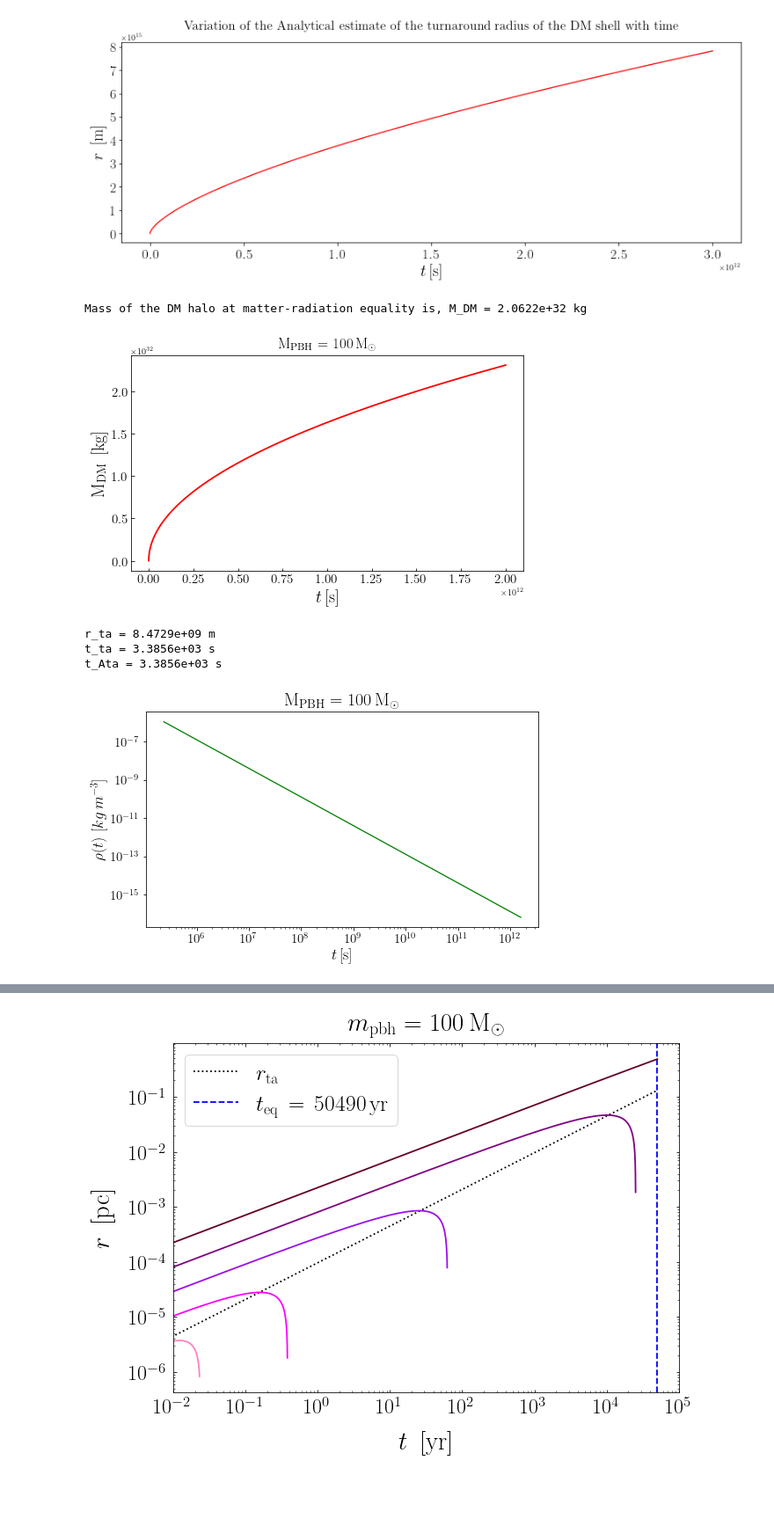
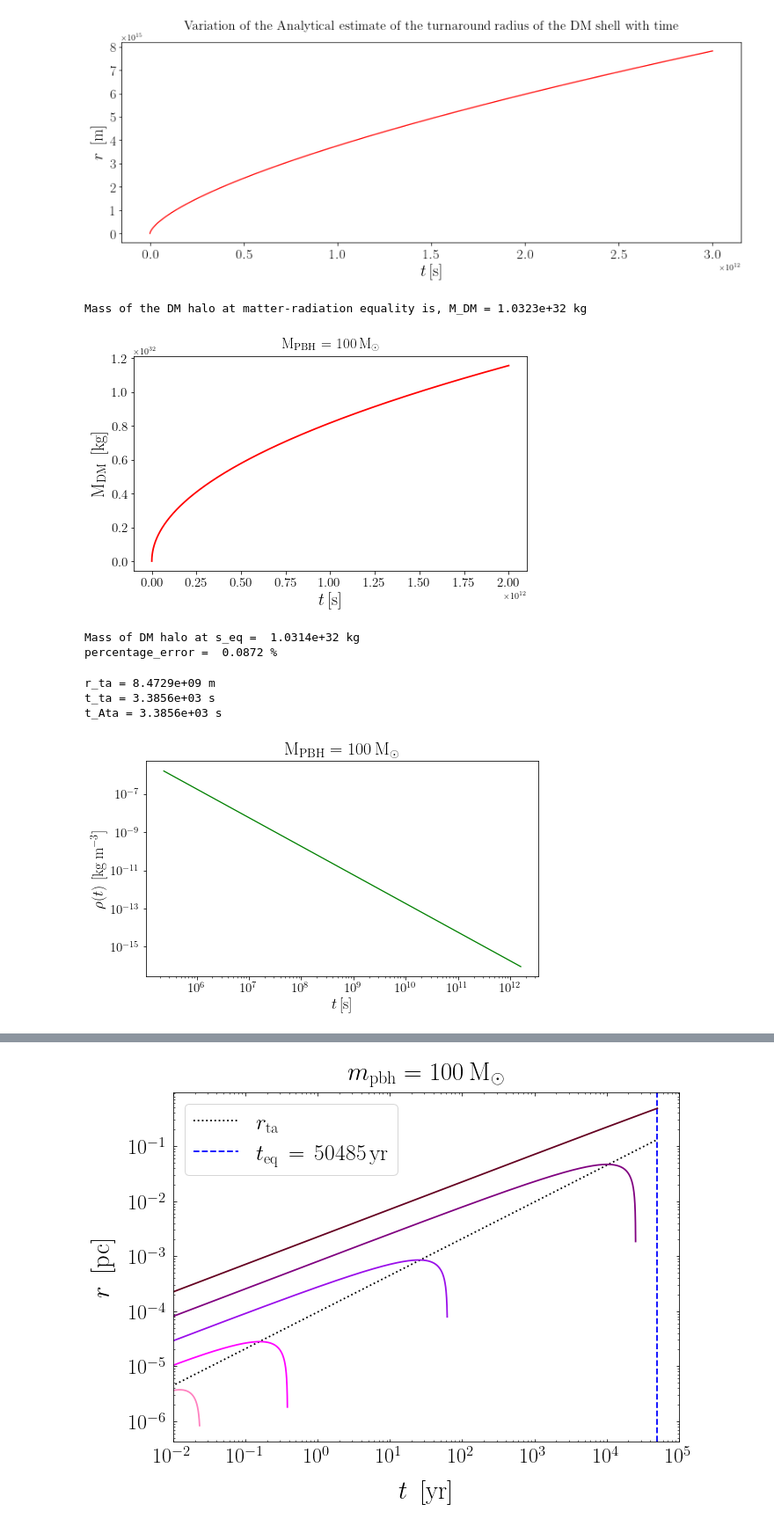
Before and after one commit to pratibhajangra591/Ifca-github, a Jupyter notebook: DM shells around PBHs.ipynb, the cells around one changed output, grey strips where cells are left out. Shown at 88% size. Saved outputs shown, nothing was run; the diff lists cells and outputs as text; code cells hidden in the pictures; blank space fills up the shorter version.

```diff
--- a/DM shells around PBHs.ipynb
+++ b/DM shells around PBHs.ipynb
@@ -22,14 +22,14 @@ plt.rcParams.update({
 Ω_cdm = 0.85
 G = 6.67e-11                # in units of m^3⋅kg^−1⋅s^−2
 t_i = 2.358e5                # in units of seconds
-t_eq = 1.59246e12            # in units of seconds
-ρ_eq = 2.15368e-16          # in units of kg m^-3
-pc = 3.0857e16            # in meters
-yr = 3.154e7              # in units of seconds
-t_eq = 1.59246e12         # in units of seconds
+t_eq = 1.5923e12            # in units of seconds
+ρ_eq = 2.1548e-16          # in units of kg m^-3
 M_solar = 1.989e30        # in units of kg
 
-
+A = 1.495e11                 # Astronomical unit
+pc = 3.085e16               # in unist of meter.
+yr = 3.154e7              # in units of seconds
+a_eq = 2.9374e-4
 
 
 def j(n,p):
@@ -405,35 +405,45 @@ plt.show()
 
 M_PBH = 100 * M_solar
 
 
 def M_halo(M_PBH, t):
     def r_ta(t):   # Numerical estimate of the turnaround radius of the DM shells
         return ((2*G*M_PBH*(t**(2)))**(1/3))
 
     def ρ_bar(M_PBH):
-        return (ρ_eq * Ω_cdm) * (t_eq**(3/2)) * ((2*G*M_PBH)**(3/4))
+        return (1/2) * (ρ_eq * Ω_cdm) * (t_eq**(3/2)) * ((2*G*M_PBH)**(3/4))
 
     return ((16*π)/3)* ρ_bar(M_PBH) * (r_ta(t)**(3/4))
 
 
 
-print("Mass of the DM halo at matter-radiation equality is, M_DM = " '%.4e'% M_halo(M_PBH,1.59e12),"kg")
+print("Mass of the DM halo at matter-radiation equality is, M_DM = " '%.4e'% M_halo(M_PBH, 1.5923e12),"kg")
 
 
 
 t= np.linspace(2.358e5, 2e12, 200000)
 
 plt.figure(figsize = (8, 4.5))
 plt.rc('lines', linewidth = 1.8)
 plt.xticks(fontsize = 15)
 plt.yticks(fontsize = 15)
 
 plt.plot(t, M_halo(M_PBH, t),'r')
 plt.xlabel('$t \, $[s]',fontsize = 19.5)
 plt.ylabel('$\mathrm{M_{DM}} \,$ [kg]',fontsize = 19.5)
 plt.title('$\mathrm{M_\mathrm{PBH}} = 100\, \mathrm{M_{\odot}} $', fontsize = 17, pad = 9 )
 plt.show()
+
+
+def M_DM(s):
+    return  4 * Ω_cdm * M_PBH *  ((((2/3)*(s-2)*math.sqrt(s+1))+(4/3))**2)
+
+print('Mass of DM halo at s_eq = ',  '%0.4e'%M_DM(1), "kg")
+
+print("percentage_error = ", '%0.4f'%(((1.0323e+32 - 1.0314e+32)/1.0323e+32)* 100), "%" )
 # %% [output]
-Mass of the DM halo at matter-radiation equality is, M_DM = 2.0622e+32 kg
+Mass of the DM halo at matter-radiation equality is, M_DM = 1.0323e+32 kg
-[figure, old version]
+[figure, new version]
+Mass of DM halo at s_eq =  1.0314e+32 kg
+percentage_error =  0.0872 %
 # %%
@@ -456,12 +467,15 @@ r_ta = 8.4729e+09 m
 t_ta = 3.3856e+03 s
 t_Ata = 3.3856e+03 s
 # %%
-def r(t):
-    return ((4*G*M_PBH*(t**2))**(1/3))
-def rho(t):
-    return ((ρ_eq*((2*G*M_PBH*(t_eq**(2)))**(3/4))*(r(t)**(-9/4)))/2)
+M_PBH = 100 * M_solar
 
-t=np.linspace(t_i,t_eq,50)
+def r(t):  # Numerical estimate of the turnaround radius of DM shells.
+    return ((2*G*M_PBH*(t**2))**(1/3))
+
+def ρ_bar(t):  # Density of DM spikes around the PBH.
+        return (1/2) * (ρ_eq * Ω_cdm) * (t_eq**(3/2)) * ((2*G*M_PBH)**(3/4)) * ((r(t))**(-9/4))
+
+t = np.linspace(t_i, t_eq, 50)
 
 
 plt.figure(figsize=(8, 4.5))
@@ -469,13 +483,13 @@ plt.rc('lines', linewidth = 1.3)
 plt.xticks(fontsize = 15)
 plt.yticks(fontsize = 15)
 
-plt.loglog(t,rho(t),'g')
+plt.loglog(t, ρ_bar(t),'g')
 plt.xlabel('$t \, $[s]',fontsize = 17.5)
-plt.ylabel(r'$\rho(t) \,\, [kg\,m^{-3}]$ ',fontsize = 17.5)
+plt.ylabel(r'$\rho(t) \,\, \mathrm{[kg\,m^{-3}]}$ ',fontsize = 17.5)
 plt.title('$\mathrm{M_\mathrm{PBH}} = 100\, \mathrm{M_{\odot}} $', fontsize = 20, pad = 8)
 plt.show()
 # %% [output]
-[figure, old version]
+[figure, new version]
 # %%
 # Dynamics of the various shells of DM halo around a PBH of mass, M_PBH=100
 # solar mass at different initial radii
```
Also changed, not shown: parts of 17 cells of this notebook.
